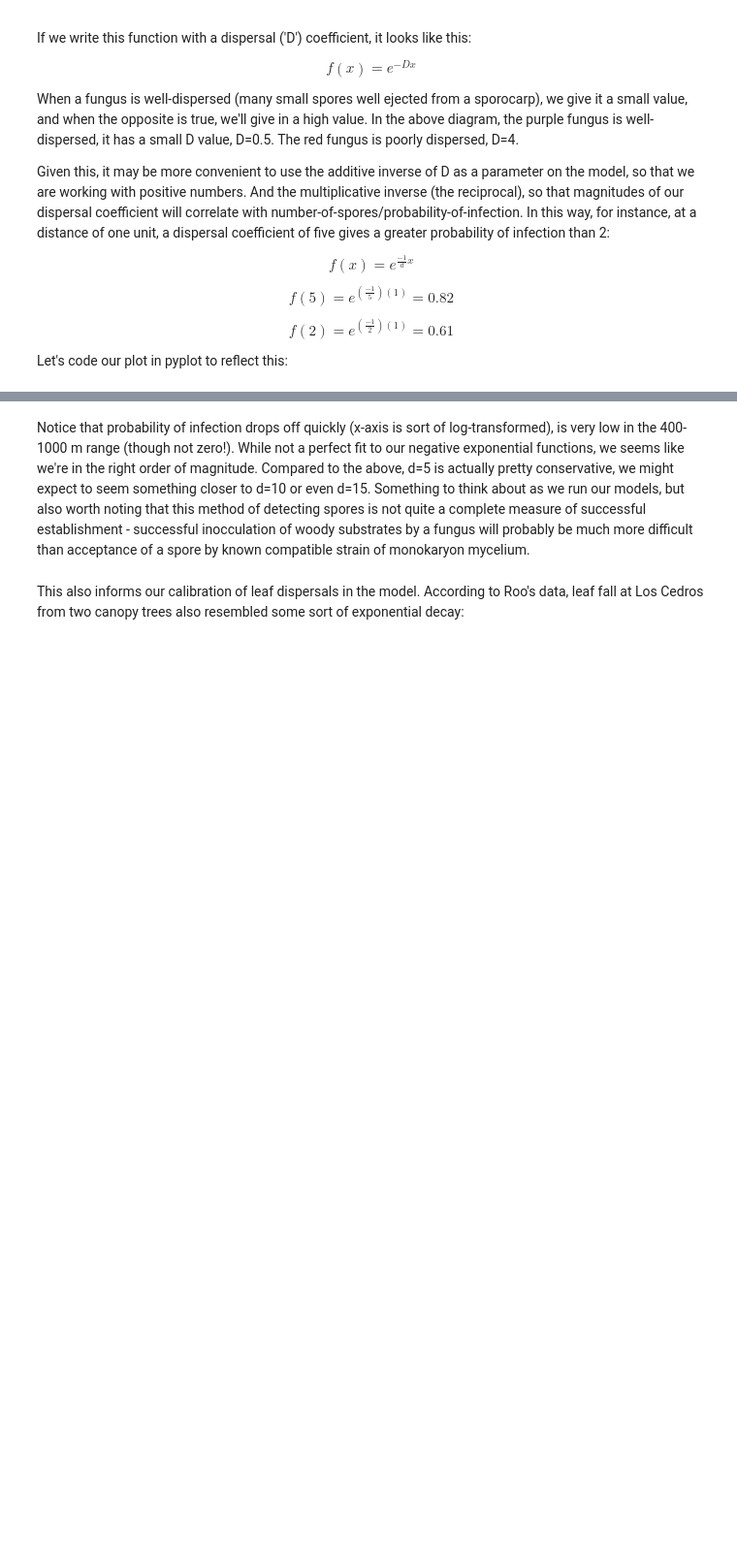
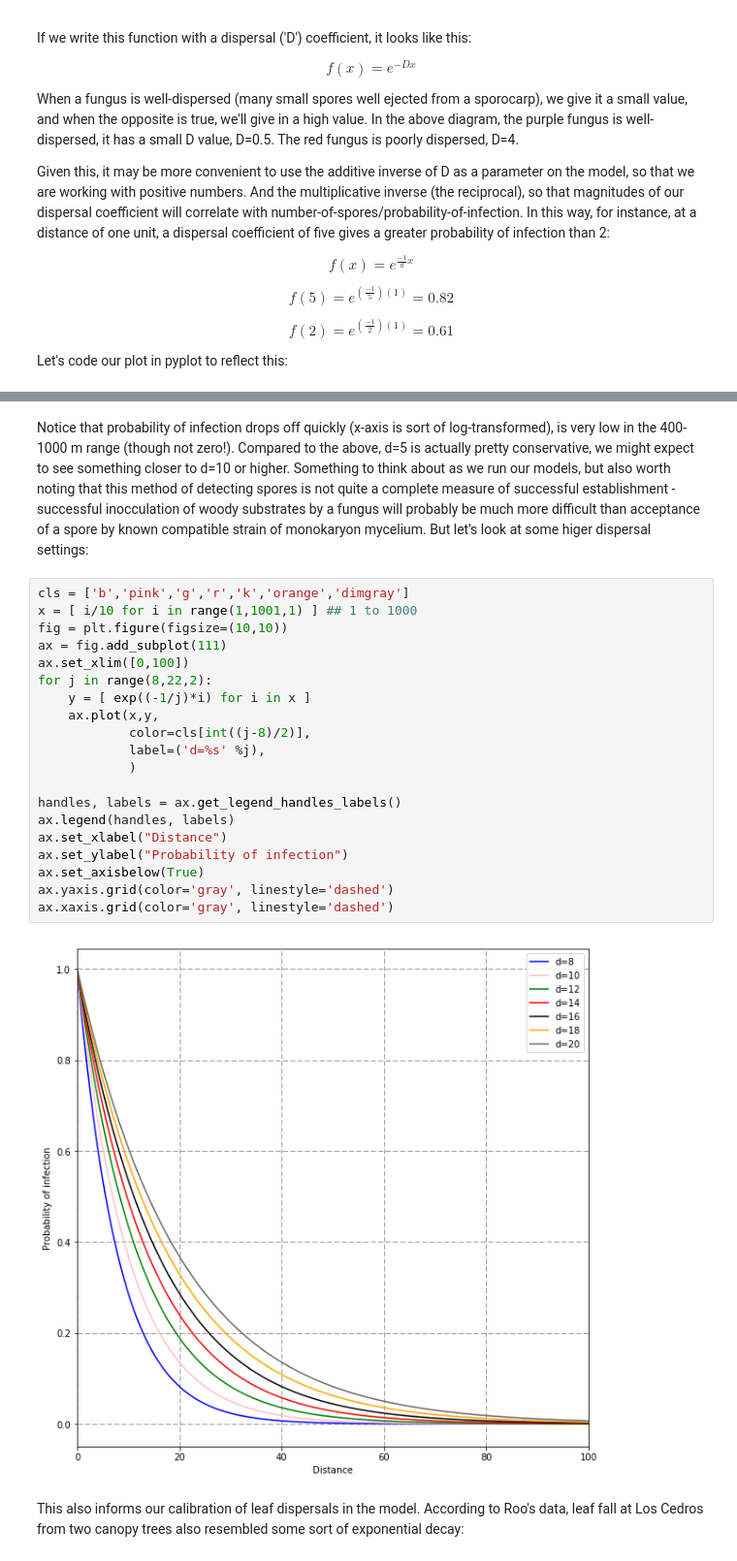
Before and after one commit to danchurch/FA_ABM, a Jupyter notebook: logcurve.ipynb, the cells around one changed output, grey strips where cells are left out. Shown at 97% size. Saved outputs shown, nothing was run; the diff lists cells and outputs as text; blank space fills up the shorter version.

```diff
--- a/logcurve.ipynb
+++ b/logcurve.ipynb
@@ -84,7 +90,29 @@ Here is one figure of some of their results:
 # %% [markdown]
 <img src='graphics/norros.png'>
 # %% [markdown]
-Notice that probability of infection drops off quickly (x-axis is sort of log-transformed), is very low in the 400-1000 m range (though not zero!). While not a perfect fit to our negative exponential functions, we seems like we're in the right order of magnitude. Compared to the above, d=5 is actually pretty conservative, we might expect to seem something closer to d=10 or even d=15. Something to think about as we run our models, but also worth noting that this method of detecting spores is not quite a complete measure of successful establishment - successful inocculation of woody substrates by a fungus will probably be much more  difficult than acceptance of a spore by known compatible strain of monokaryon mycelium.
+Notice that probability of infection drops off quickly (x-axis is sort of log-transformed), is very low in the 400-1000 m range (though not zero!). Compared to the above, d=5 is actually pretty conservative, we might expect to see something closer to d=10 or higher. Something to think about as we run our models, but also worth noting that this method of detecting spores is not quite a complete measure of successful establishment - successful inocculation of woody substrates by a fungus will probably be much more  difficult than acceptance of a spore by known compatible strain of monokaryon mycelium. But let's look at some higer dispersal settings:
+# %%
+cls = ['b','pink','g','r','k','orange','dimgray']
+x = [ i/10 for i in range(1,1001,1) ] ## 1 to 1000
+fig = plt.figure(figsize=(10,10))
+ax = fig.add_subplot(111)
+ax.set_xlim([0,100])
+for j in range(8,22,2):
+    y = [ exp((-1/j)*i) for i in x ]
+    ax.plot(x,y,
+            color=cls[int((j-8)/2)],
+            label=('d=%s' %j),
+            )
+
+handles, labels = ax.get_legend_handles_labels()
+ax.legend(handles, labels)
+ax.set_xlabel("Distance")
+ax.set_ylabel("Probability of infection")
+ax.set_axisbelow(True)
+ax.yaxis.grid(color='gray', linestyle='dashed')
+ax.xaxis.grid(color='gray', linestyle='dashed')
+# %% [output]
+[figure, added]
 # %% [markdown]
 This also informs our calibration of leaf dispersals in the model. According to Roo's data, leaf fall at Los Cedros from two canopy trees also resembled some sort of exponential decay:
 # %% [markdown]
```
Also changed, not shown: parts of 4 cells of this notebook, 3 other files.
